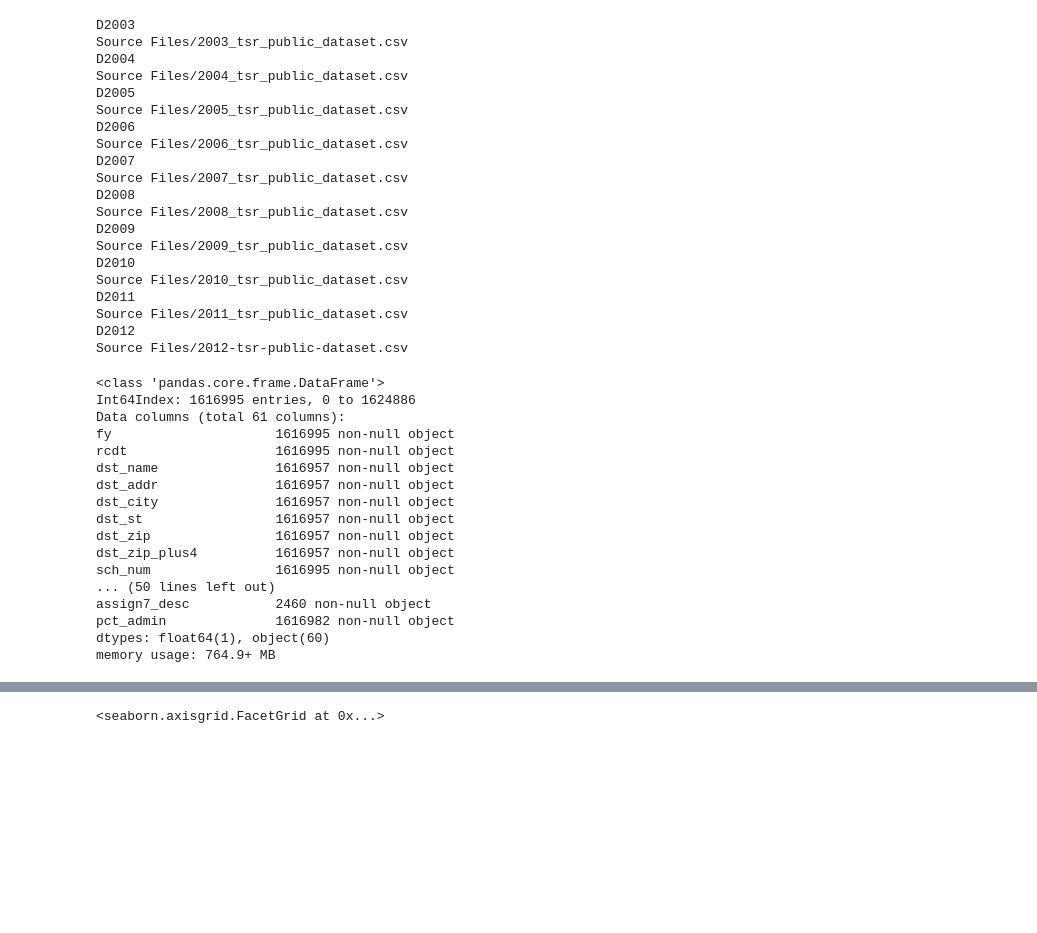
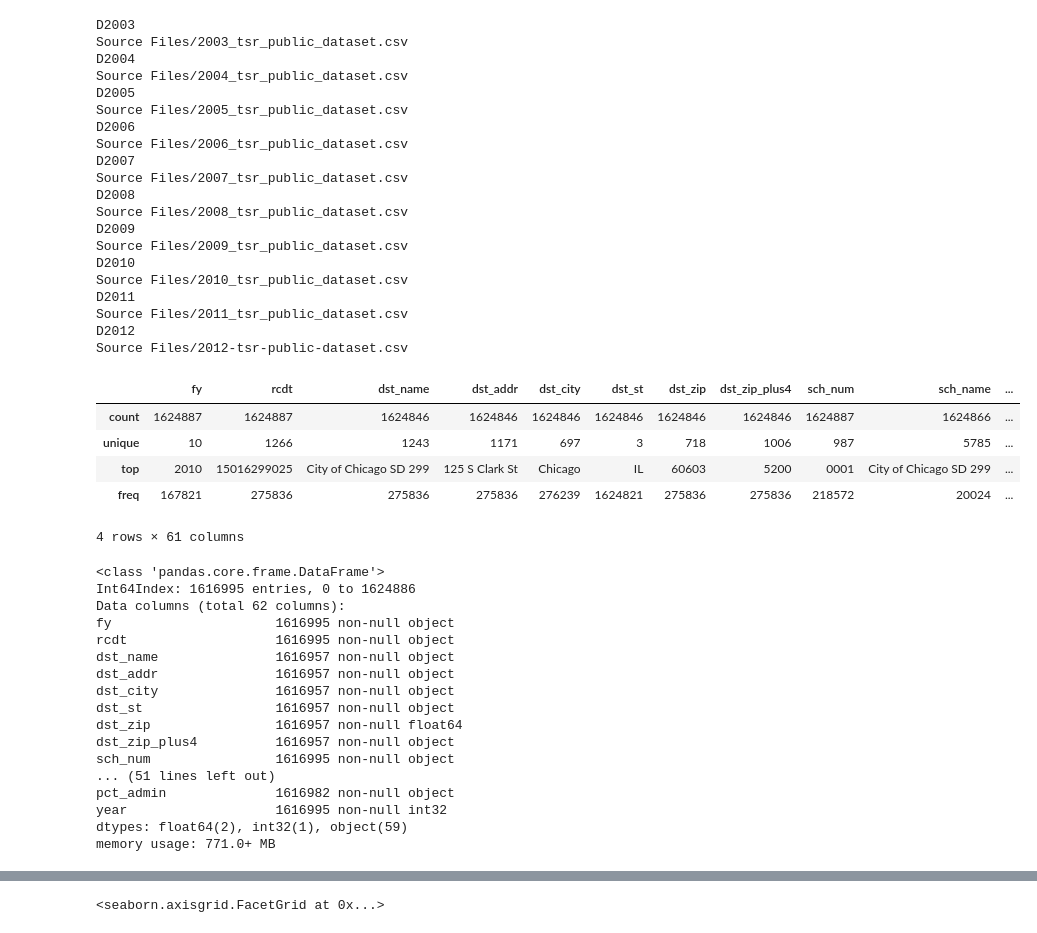
Before and after one commit to obxkid413/DSC-672_Project, a Jupyter notebook: Chicago_Teacher_Salary_Code_Tim.ipynb, the cells around one changed output, grey strips where cells are left out. Saved outputs shown, nothing was run; the diff lists cells and outputs as text; code cells hidden in the pictures; blank space fills up the shorter version.

```diff
--- a/Chicago_Teacher_Salary_Code_Tim.ipynb
+++ b/Chicago_Teacher_Salary_Code_Tim.ipynb
@@ -53,27 +70,41 @@ D2011
 Source Files/2011_tsr_public_dataset.csv
 D2012
 Source Files/2012-tsr-public-dataset.csv
+# %%
+Main.describe()
+# %% [output]
+|  | fy | rcdt | dst_name | dst_addr | dst_city | dst_st | dst_zip | dst_zip_plus4 | sch_num | sch_name | ... |
+| count | 1624887 | 1624887 | 1624846 | 1624846 | 1624846 | 1624846 | 1624846 | 1624846 | 1624887 | 1624866 | ... |
+| unique | 10 | 1266 | 1243 | 1171 | 697 | 3 | 718 | 1006 | 987 | 5785 | ... |
+| top | 2010 | 15016299025 | City of Chicago SD 299 | 125 S Clark St | Chicago | IL | 60603 | 5200 | 0001 | City of Chicago SD 299 | ... |
+| freq | 167821 | 275836 | 275836 | 275836 | 276239 | 1624821 | 275836 | 275836 | 218572 | 20024 | ... |
+4 rows × 61 columns
 # %%
-#Discuss Variable to Keep and Repetitive Varaiables
+#Convert Variables to numeric as needed
+
+Main_bckup=Main.copy()
 Main=Main[Main.salary.astype('float') >0] # Remove Salary Equal to or Less Than 0
 Main['salary']=Main.salary.astype('float')
-#Main.describe()
-Main.info()
+Main['dst_zip']=Main.dst_zip.astype('float')
+Main['sch_zip']=Main.sch_zip.astype('float')
+Main['year'] = Main.fy.astype(int)
-# %% [output]
-<class 'pandas.core.frame.DataFrame'>
-Int64Index: 1616995 entries, 0 to 1624886
-Data columns (total 61 columns):
-fy                     1616995 non-null object
-rcdt                   1616995 non-null object
-dst_name               1616957 non-null object
-dst_addr               1616957 non-null object
-dst_city               1616957 non-null object
-dst_st                 1616957 non-null object
-dst_zip                1616957 non-null object
-dst_zip_plus4          1616957 non-null object
-sch_num                1616995 non-null object
-... (50 lines left out)
-assign7_desc           2460 non-null object
-pct_admin              1616982 non-null object
-dtypes: float64(1), object(60)
-memory usage: 764.9+ MB
+# %%
+Main.info()
+# %% [output]
+<class 'pandas.core.frame.DataFrame'>
+Int64Index: 1616995 entries, 0 to 1624886
+Data columns (total 62 columns):
+fy                     1616995 non-null object
+rcdt                   1616995 non-null object
+dst_name               1616957 non-null object
+dst_addr               1616957 non-null object
+dst_city               1616957 non-null object
+dst_st                 1616957 non-null object
+dst_zip                1616957 non-null float64
+dst_zip_plus4          1616957 non-null object
+sch_num                1616995 non-null object
+... (51 lines left out)
+pct_admin              1616982 non-null object
+year                   1616995 non-null int32
+dtypes: float64(2), int32(1), object(59)
+memory usage: 771.0+ MB
```
Also changed, not shown: parts of 8 cells of this notebook.
